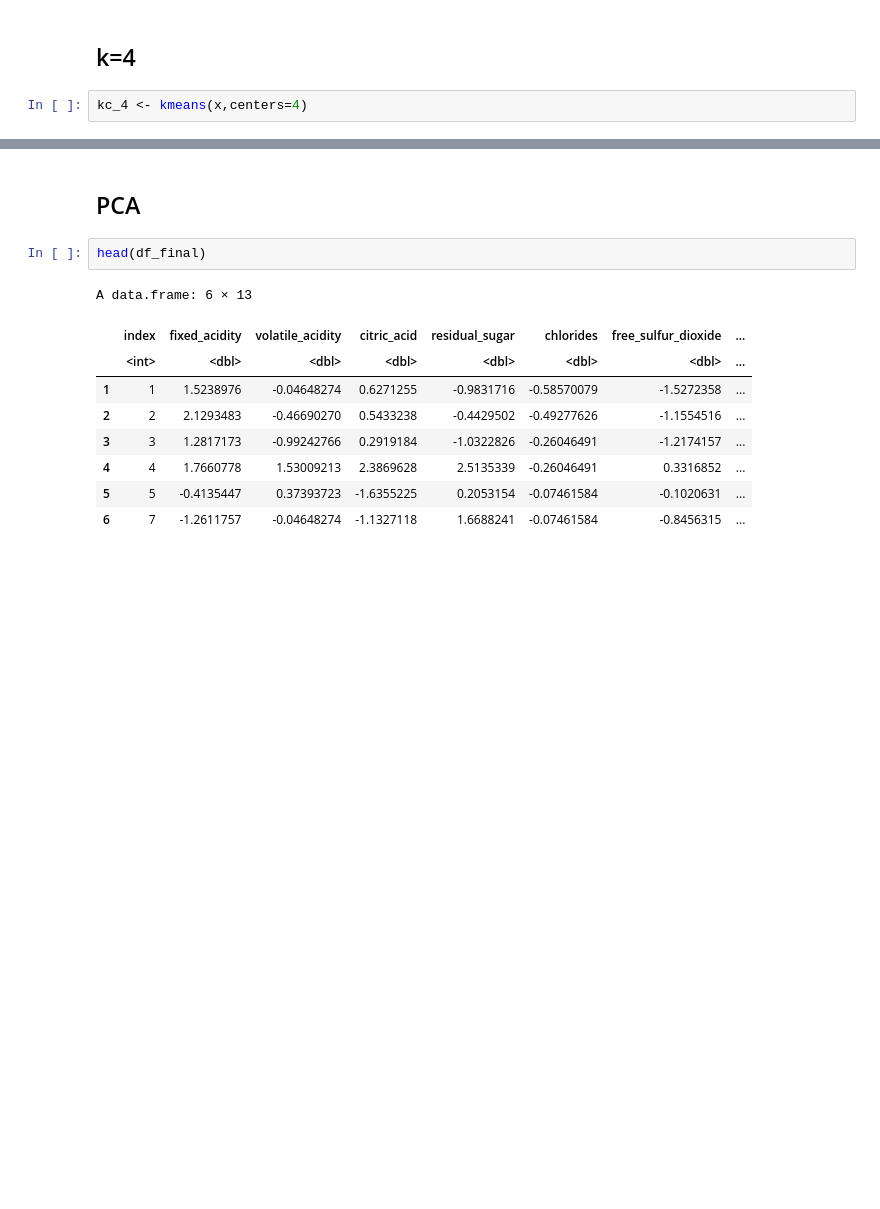
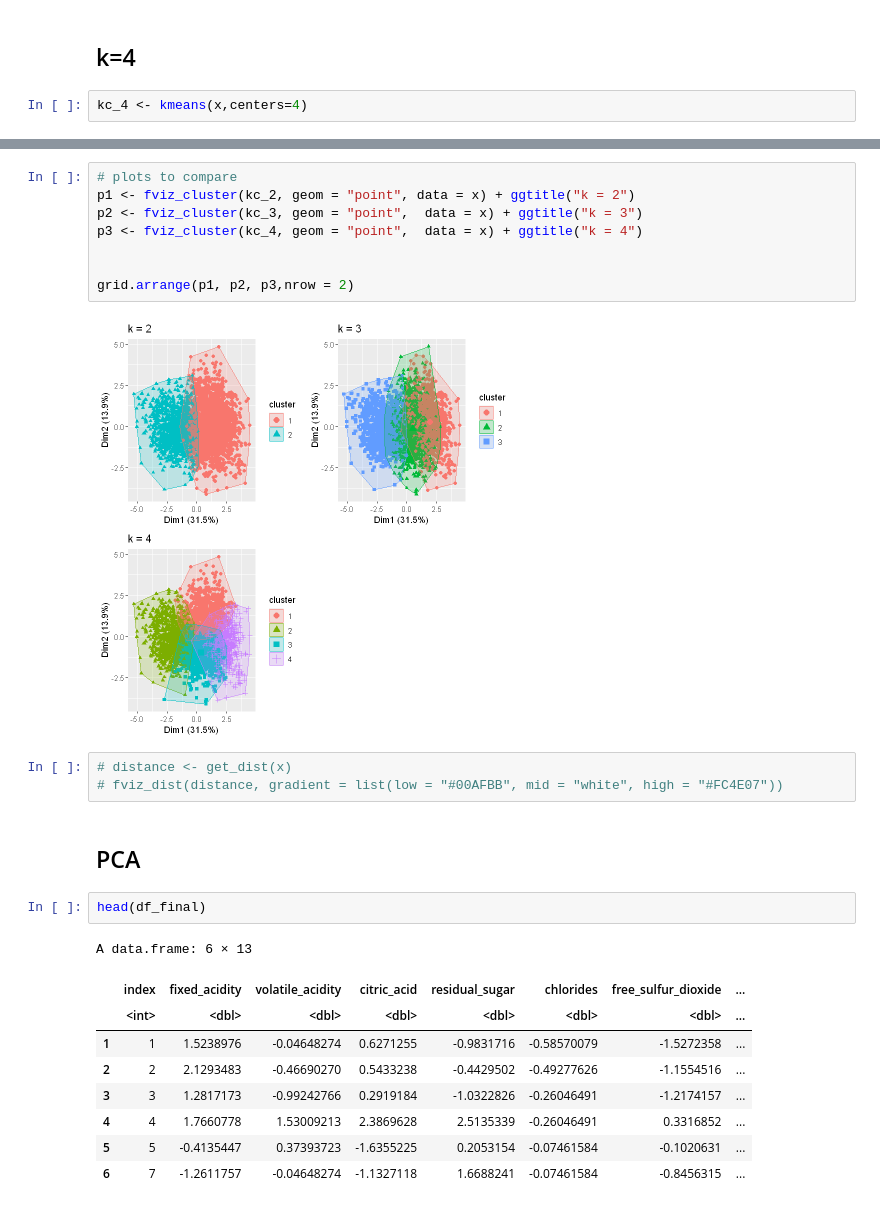
Before and after one commit to Saranga99/DM-ML, a Jupyter notebook: coursework/CW_Q1.ipynb, the cells around one changed output, grey strips where cells are left out. Saved outputs shown, nothing was run; the diff lists cells and outputs as text; blank space fills up the shorter version.

```diff
--- a/coursework/CW_Q1.ipynb
+++ b/coursework/CW_Q1.ipynb
@@ -584,3 +607,16 @@ fviz_cluster(kc_4,data=x)
+# %%
+# plots to compare
+p1 <- fviz_cluster(kc_2, geom = "point", data = x) + ggtitle("k = 2")
+p2 <- fviz_cluster(kc_3, geom = "point",  data = x) + ggtitle("k = 3")
+p3 <- fviz_cluster(kc_4, geom = "point",  data = x) + ggtitle("k = 4")
+
+
+grid.arrange(p1, p2, p3,nrow = 2)
+# %% [output]
+[figure, added]
+# %%
+# distance <- get_dist(x)
+# fviz_dist(distance, gradient = list(low = "#00AFBB", mid = "white", high = "#FC4E07"))
 # %% [markdown]
 ## PCA
 # %%
```
Also changed, not shown: parts of 23 cells of this notebook, 2 other files.
